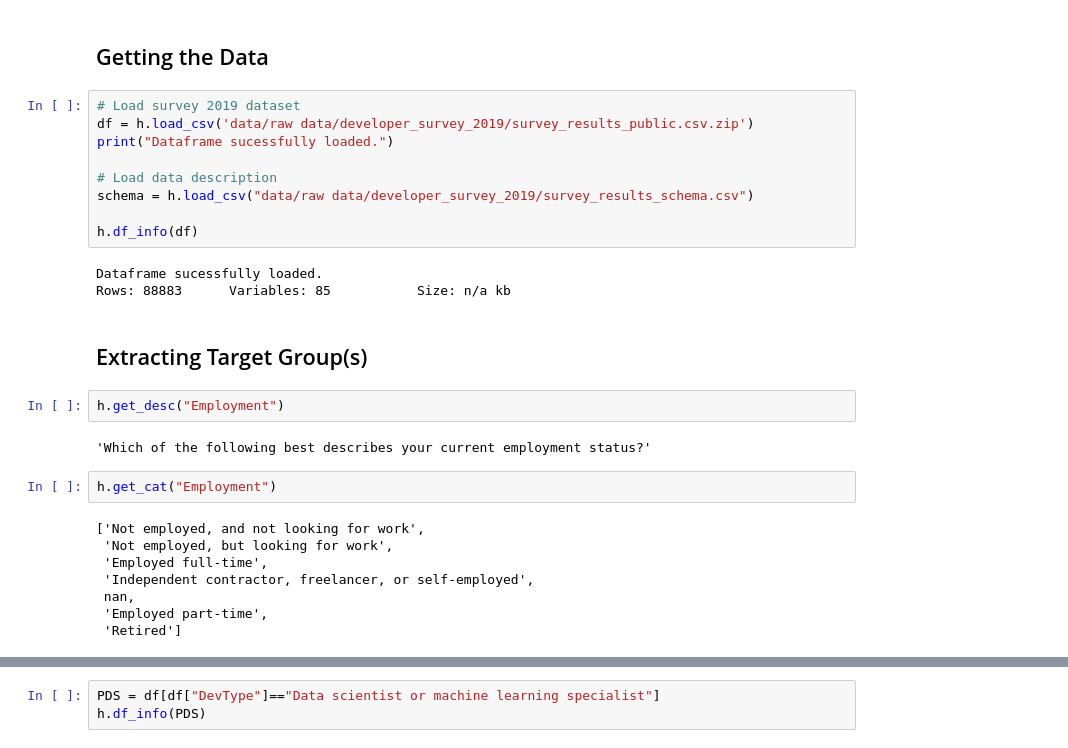
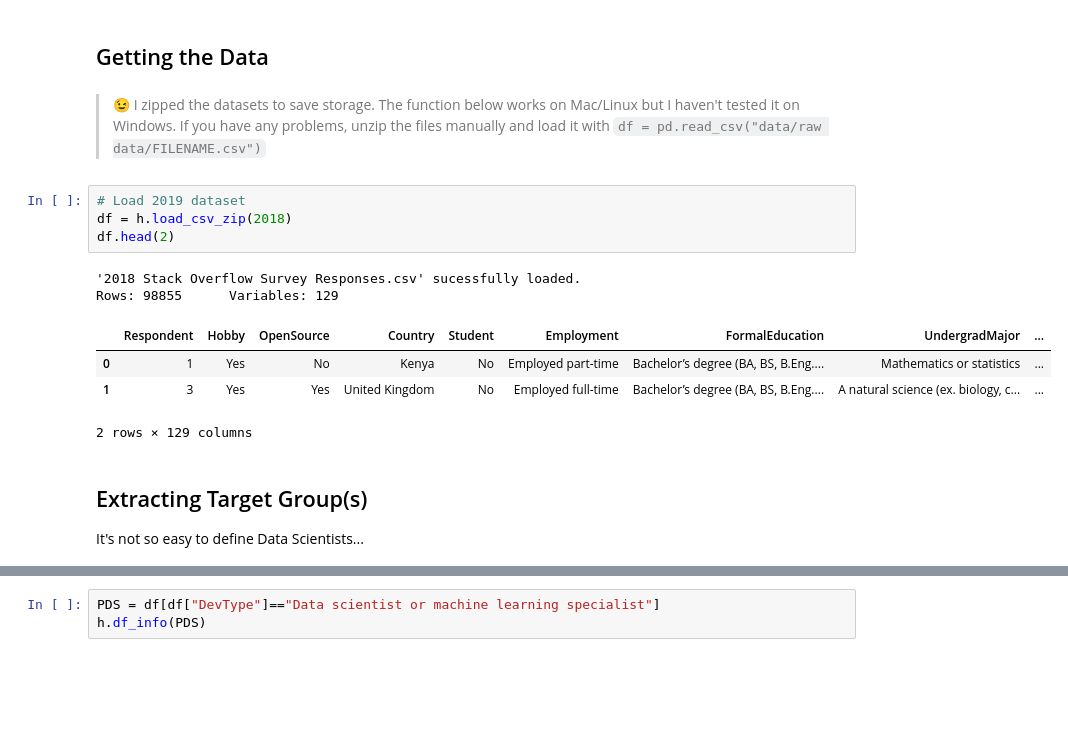
Before and after one commit to dirkkalmbach/How-to-Freelance-in-Data-Science, a Jupyter notebook: Data Analysis.ipynb, the cells around one changed output, grey strips where cells are left out. Drawn from its saved outputs; the diff is of its cells as text; blank space fills up the shorter version.

```diff
--- a/Data Analysis.ipynb
+++ b/Data Analysis.ipynb
@@ -101,31 +102,19 @@ imp.reload(h)
 <module 'helper' from '/Users/dirkkalmbach/Library/Mobile Documents/com~apple~CloudDocs/Projekte/DSND/blog-project/helper.py'>
 # %% [markdown]
 <h2 id="reading_data">Getting the Data</h2>
-# %%
-# Load survey 2019 dataset
-df = h.load_csv('data/raw data/developer_survey_2019/survey_results_public.csv.zip')
-print("Dataframe sucessfully loaded.")
-
-# Load data description
-schema = h.load_csv("data/raw data/developer_survey_2019/survey_results_schema.csv")
-
-h.df_info(df)
-# %% [output]
-Dataframe sucessfully loaded.
-Rows: 88883      Variables: 85           Size: n/a kb
+# %% [markdown]
+> 😉 I zipped the datasets to save storage. The function below works on Mac/Linux but I haven't tested it on Windows. If you have any problems, unzip the files manually and load it with `df = pd.read_csv("data/raw data/FILENAME.csv")`
+# %%
+# Load 2019 dataset
+df = h.load_csv_zip(2018)
+df.head(2)
+# %% [output]
+'2018 Stack Overflow Survey Responses.csv' sucessfully loaded.
+Rows: 98855      Variables: 129
+|  | Respondent | Hobby | OpenSource | Country | Student | Employment | FormalEducation | UndergradMajor | ... |
+| 0 | 1 | Yes | No | Kenya | No | Employed part-time | Bachelor’s degree (BA, BS, B.Eng.... | Mathematics or statistics | ... |
+| 1 | 3 | Yes | Yes | United Kingdom | No | Employed full-time | Bachelor’s degree (BA, BS, B.Eng.... | A natural science (ex. biology, c... | ... |
+2 rows × 129 columns
 # %% [markdown]
 <h2 id="target_groups">Extracting Target Group(s)</h2>
+It's not so easy to define Data Scientists...
-# %%
-h.get_desc("Employment")
-# %% [output]
-'Which of the following best describes your current employment status?'
-# %%
-h.get_cat("Employment")
-# %% [output]
-['Not employed, and not looking for work',
- 'Not employed, but looking for work',
- 'Employed full-time',
- 'Independent contractor, freelancer, or self-employed',
- nan,
- 'Employed part-time',
- 'Retired']
```
Also changed, not shown: parts of 30 cells of this notebook, 21 other files.
